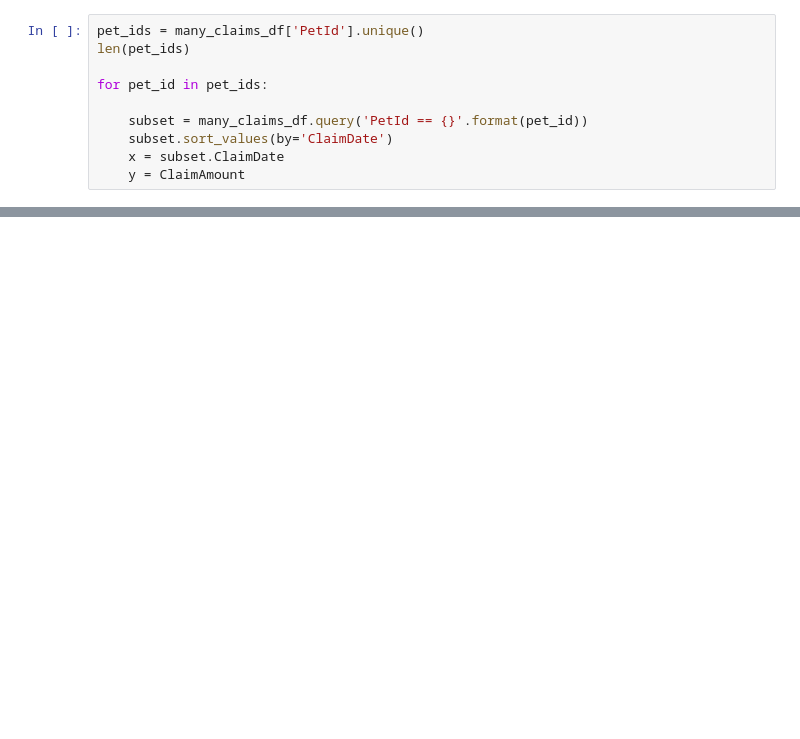
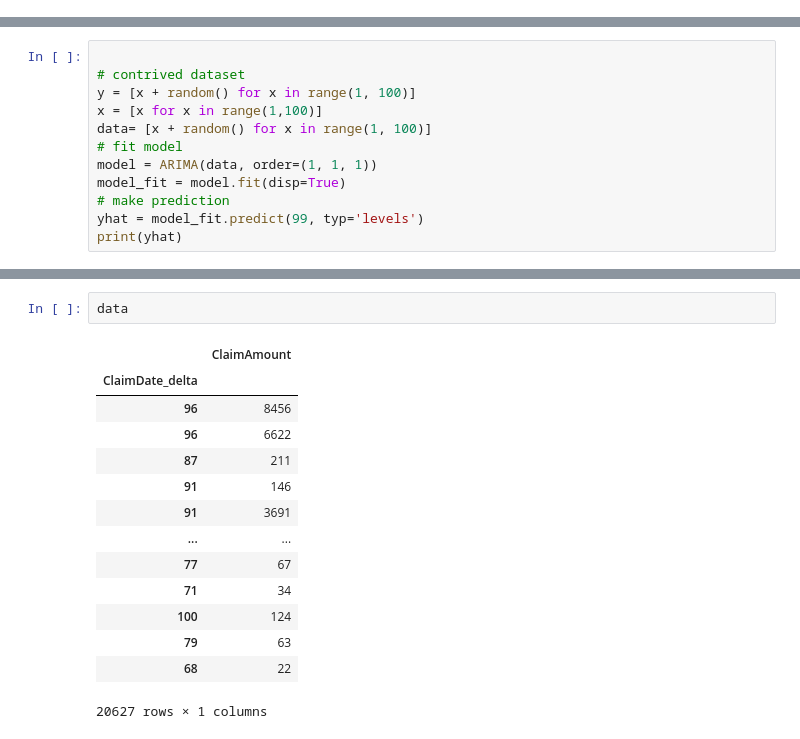
Before and after one commit to ConnorSprague/insurance-claim-forecast, a Jupyter notebook: Untitled.ipynb, the cells around one changed output, grey strips where cells are left out. Saved outputs shown, nothing was run; the diff lists cells and outputs as text; blank space fills up the shorter version.

```diff
--- a/Untitled.ipynb
+++ b/Untitled.ipynb
@@ -306,10 +0,0 @@ many_claims_df
-# %%
-pet_ids = many_claims_df['PetId'].unique()
-len(pet_ids)
-
-for pet_id in pet_ids:
-
-    subset = many_claims_df.query('PetId == {}'.format(pet_id))
-    subset.sort_values(by='ClaimDate')
-    x = subset.ClaimDate
-    y = ClaimAmount
@@ -377,0 +27,12 @@ memory usage: 1.4+ MB
+# %%
+
+# contrived dataset
+y = [x + random() for x in range(1, 100)]
+x = [x for x in range(1,100)]
+data= [x + random() for x in range(1, 100)]
+# fit model
+model = ARIMA(data, order=(1, 1, 1))
+model_fit = model.fit(disp=True)
+# make prediction
+yhat = model_fit.predict(99, typ='levels')
+print(yhat)
@@ -377,0 +72,17 @@ memory usage: 1.4+ MB
+# %%
+data
+# %% [output]
+|  | ClaimAmount |
+| ClaimDate_delta |  |
+| 96 | 8456 |
+| 96 | 6622 |
+| 87 | 211 |
+| 91 | 146 |
+| 91 | 3691 |
+| ... | ... |
+| 77 | 67 |
+| 71 | 34 |
+| 100 | 124 |
+| 79 | 63 |
+| 68 | 22 |
+20627 rows × 1 columns
```
Also changed, not shown: parts of 41 cells of this notebook.
